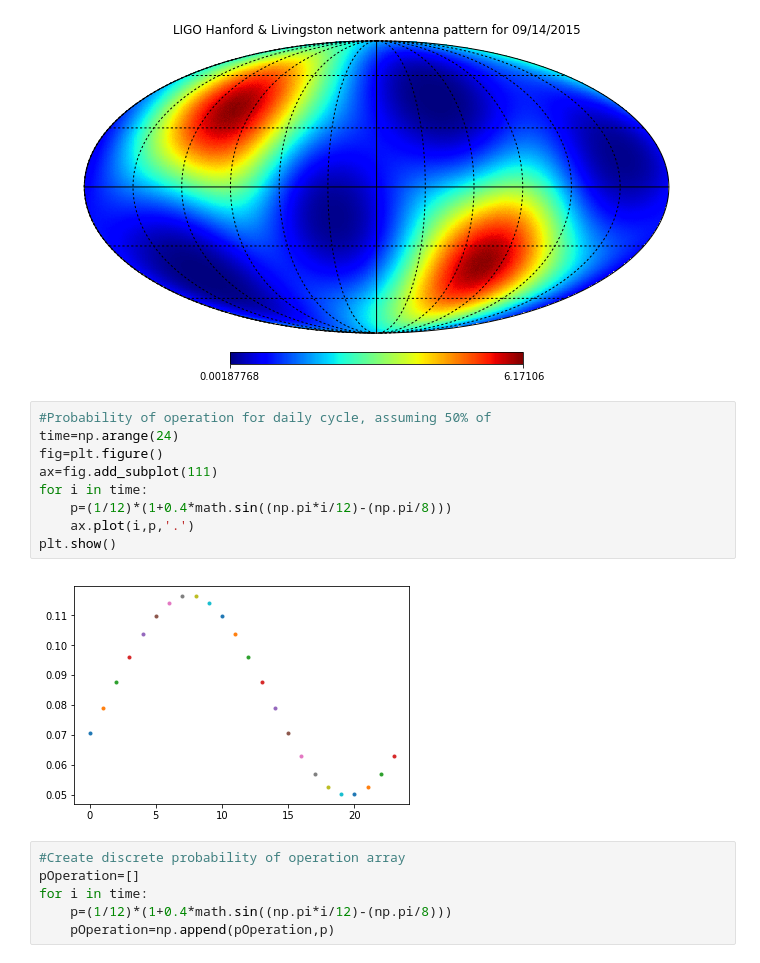
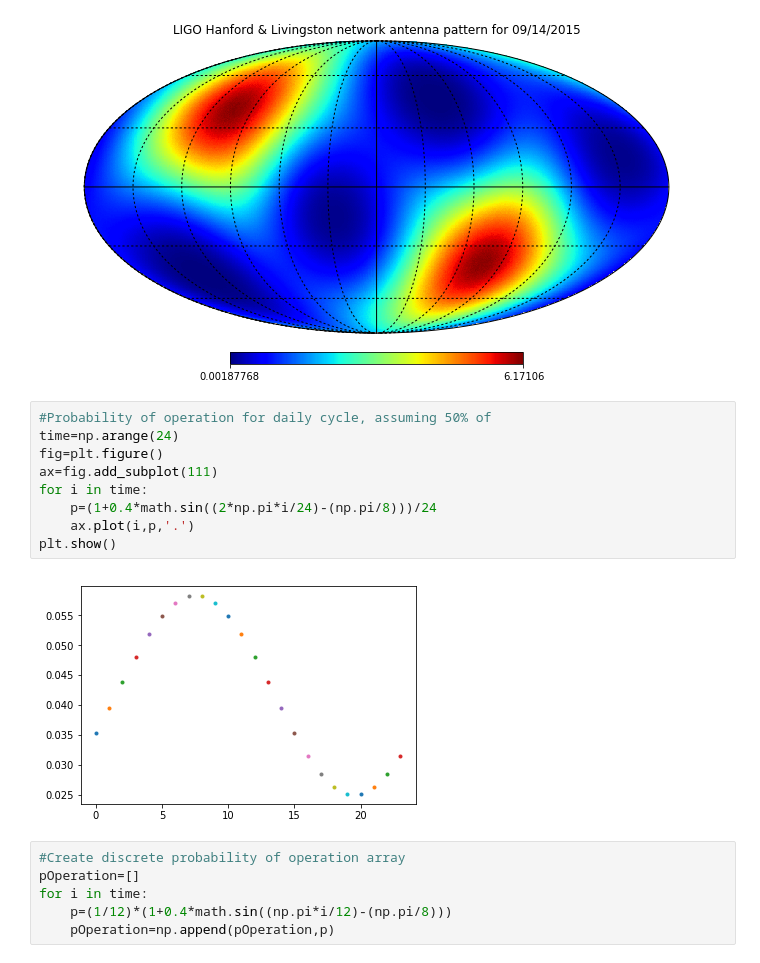
Before and after one commit to kperezsa/BNS-MergerRates, a Jupyter notebook: LIGO probability maps.ipynb, the cells around one changed output. Saved outputs shown, nothing was run; the diff lists cells and outputs as text.

```diff
--- a/LIGO probability maps.ipynb
+++ b/LIGO probability maps.ipynb
@@ -65,14 +47,14 @@ The interval between meridians is 30 deg -0.00'.
 # %%
 #Probability of operation for daily cycle, assuming 50% of
 time=np.arange(24)
 fig=plt.figure()
 ax=fig.add_subplot(111)
 for i in time:
-    p=(1/12)*(1+0.4*math.sin((np.pi*i/12)-(np.pi/8)))
+    p=(1+0.4*math.sin((2*np.pi*i/24)-(np.pi/8)))/24
     ax.plot(i,p,'.')
 plt.show()
 # %% [output]
-[figure, old version]
+[figure, new version]
 # %%
 #Create discrete probability of operation array
 pOperation=[]
```
Also changed, not shown: parts of 6 cells of this notebook.
